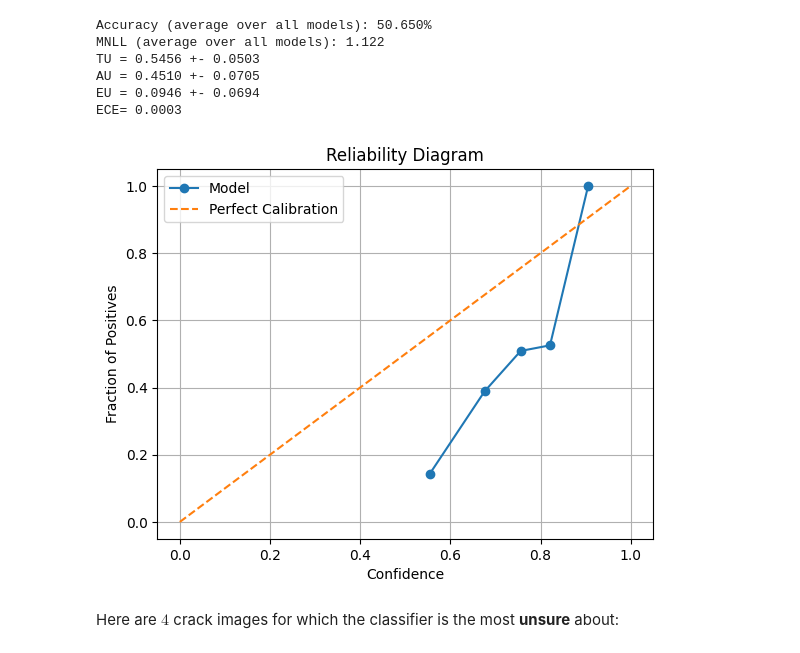
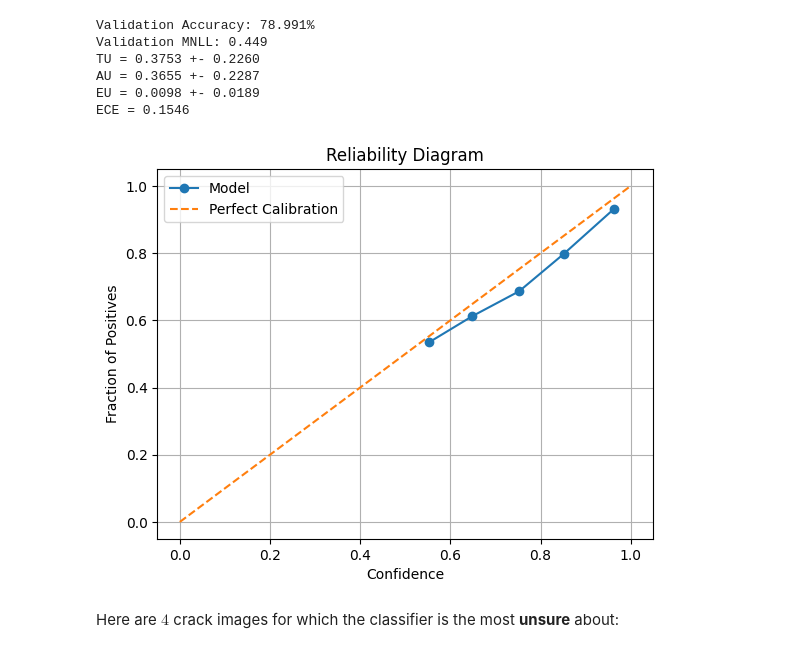
Before and after one commit to mattyred/KAUST-STAT301-BayesianDeepLearning, a Jupyter notebook: bdl_project.ipynb, the cells around one changed output. Saved outputs shown, nothing was run; the diff lists cells and outputs as text; code cells hidden in the pictures.

```diff
--- a/bdl_project.ipynb
+++ b/bdl_project.ipynb
@@ -253,31 +322,28 @@ plot_images_uncertainty(output_probs, tu, au, eu, max_unc=False)
 # %%
-model = torch.load('./experiments/models/resnet18_vi.pt', weights_only=False, map_location=torch.device('cpu'))
 results = np.load('./experiments/results/resnet18_vi.npz')
 output_probs = results['predictions']
 true_labels = results['true_labels']
 tu = total_uncertainty(output_probs)
 au = aleatoric_uncertainty(output_probs)
 eu = tu - au
-ece = compute_ece(output_probs.mean(0), true_labels)
-nll_models = [nll(output_probs[m], results['true_labels']) for m in range(output_probs.shape[0])]
-acc_models = [accuracy(output_probs[m], results['true_labels']) for m in range(output_probs.shape[0])]
-neg_loglik = np.mean(nll_models)
-acc = np.mean(acc_models)
-print(f"Accuracy (average over all models): {acc*100:.3f}%")
-print(f"MNLL (average over all models): {neg_loglik:.3f}")
+ece = compute_ece(np.mean(output_probs, axis=0), true_labels)
+acc = accuracy(np.mean(output_probs, axis=0), results['true_labels'])
+mnll = nll(np.mean(output_probs, axis=0), results['true_labels'])
+print(f"Validation Accuracy: {acc*100:.3f}%")
+print(f"Validation MNLL: {mnll:.3f}")
 print("TU = {:.4f} +- {:.4f}".format(np.mean(tu), np.std(tu)))
 print("AU = {:.4f} +- {:.4f}".format(np.mean(au), np.std(au)))
 print("EU = {:.4f} +- {:.4f}".format(np.mean(eu), np.std(eu)))
-print("ECE= {:.4f}".format(ece))
+print("ECE = {:.4f}".format(ece))
 plot_calibration(output_probs.mean(0), true_labels)
 # %% [output]
-Accuracy (average over all models): 50.650%
-MNLL (average over all models): 1.122
-TU = 0.5456 +- 0.0503
-AU = 0.4510 +- 0.0705
-EU = 0.0946 +- 0.0694
-ECE= 0.0003
+Validation Accuracy: 78.991%
+Validation MNLL: 0.449
+TU = 0.3753 +- 0.2260
+AU = 0.3655 +- 0.2287
+EU = 0.0098 +- 0.0189
+ECE = 0.1546
-[figure, old version]
+[figure, new version]
 # %% [markdown]
 Here are $4$ crack images for which the classifier is the most **unsure** about:
 # %%
```
Also changed, not shown: parts of 25 cells of this notebook, 5 other files.
